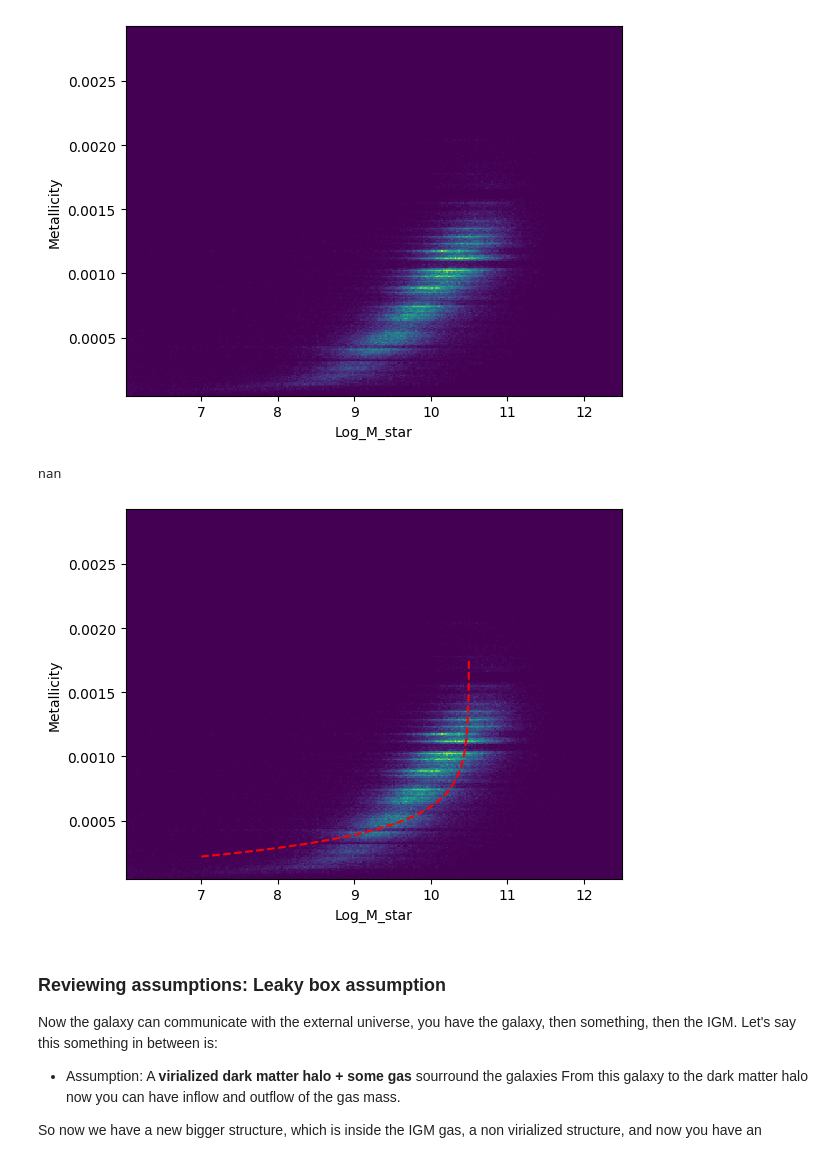
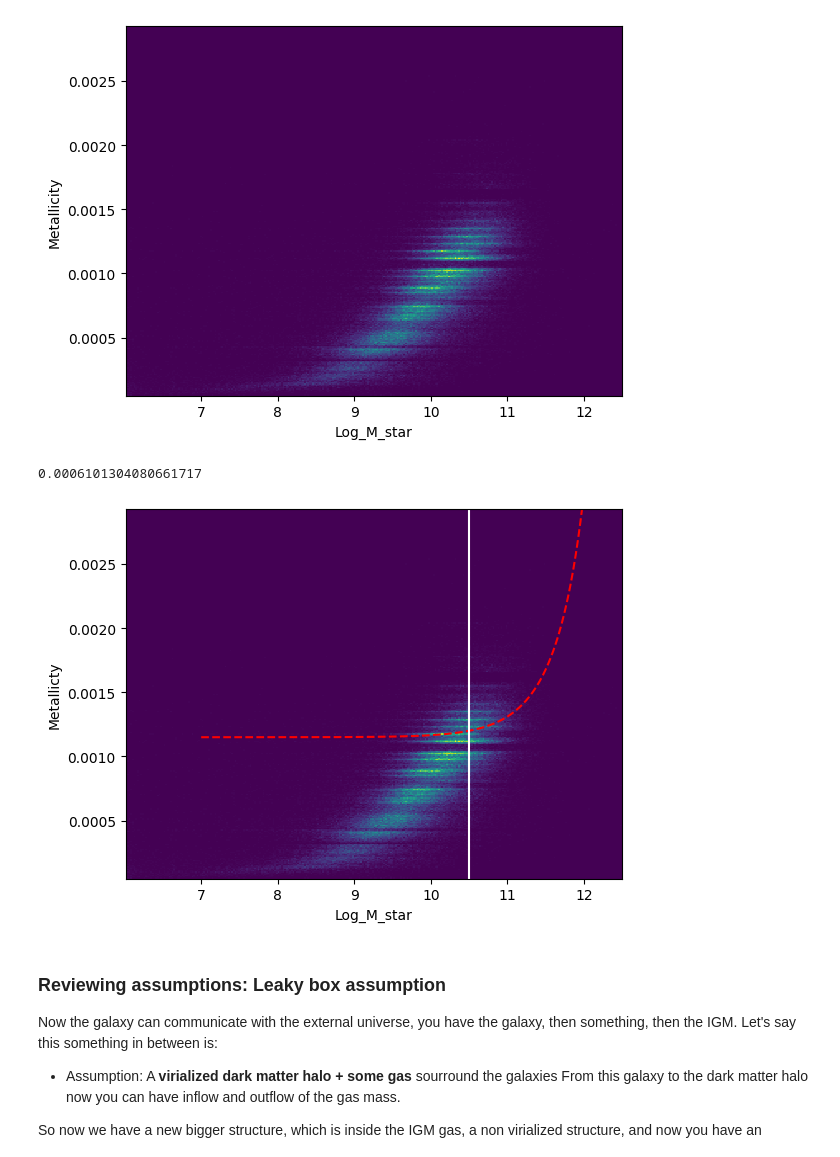
Before and after one commit to smucedola/cosmic-lab, a Jupyter notebook: Lab_1.ipynb, the cells around one changed output. Drawn from its saved outputs; the diff is of its cells as text; code cells hidden in the pictures.

```diff
--- a/Lab_1.ipynb
+++ b/Lab_1.ipynb
@@ -462,19 +460,21 @@ plt.xlabel('Log_M_star');
 # %% [output]
 [figure]
 # %%
-y = .0002
-M_0 = 10.5
-x = np.linspace(7,12, 1000)
-Z_pred = y * np.log(1/(1-x/M_0))
+y = .001
+M_0 = 10**(12.5)
+x = np.logspace(7,12, 1000)
+B = 2.3e-4
+Z_pred = y * np.log(1/(1-x/M_0)) + B
 print(Z_pred[-1])
 
 plt.hist2d(mass_Z[0, :], Z_n, bins = 300)
-plt.plot(x, Z_pred, c='r', ls='--')
-plt.ylabel('Metallicity')
+plt.plot(np.log10(x), 5*Z_pred, c='r', ls='--')
+plt.axvline(x=10.5, ymin=0, ymax=1, c='w')
+plt.ylabel('Metallicty')
 plt.xlabel('Log_M_star');
 # %% [output]
-nan
+0.0006101304080661717
-[figure, old version]
+[figure, new version]
 # %% [markdown]
 ### Reviewing assumptions: Leaky box assumption
 Now the galaxy can communicate with the external universe, you have the galaxy, then something, then the IGM. Let's say this something in between is:
```
Also changed, not shown: parts of 5 cells of this notebook, 2 other files.
